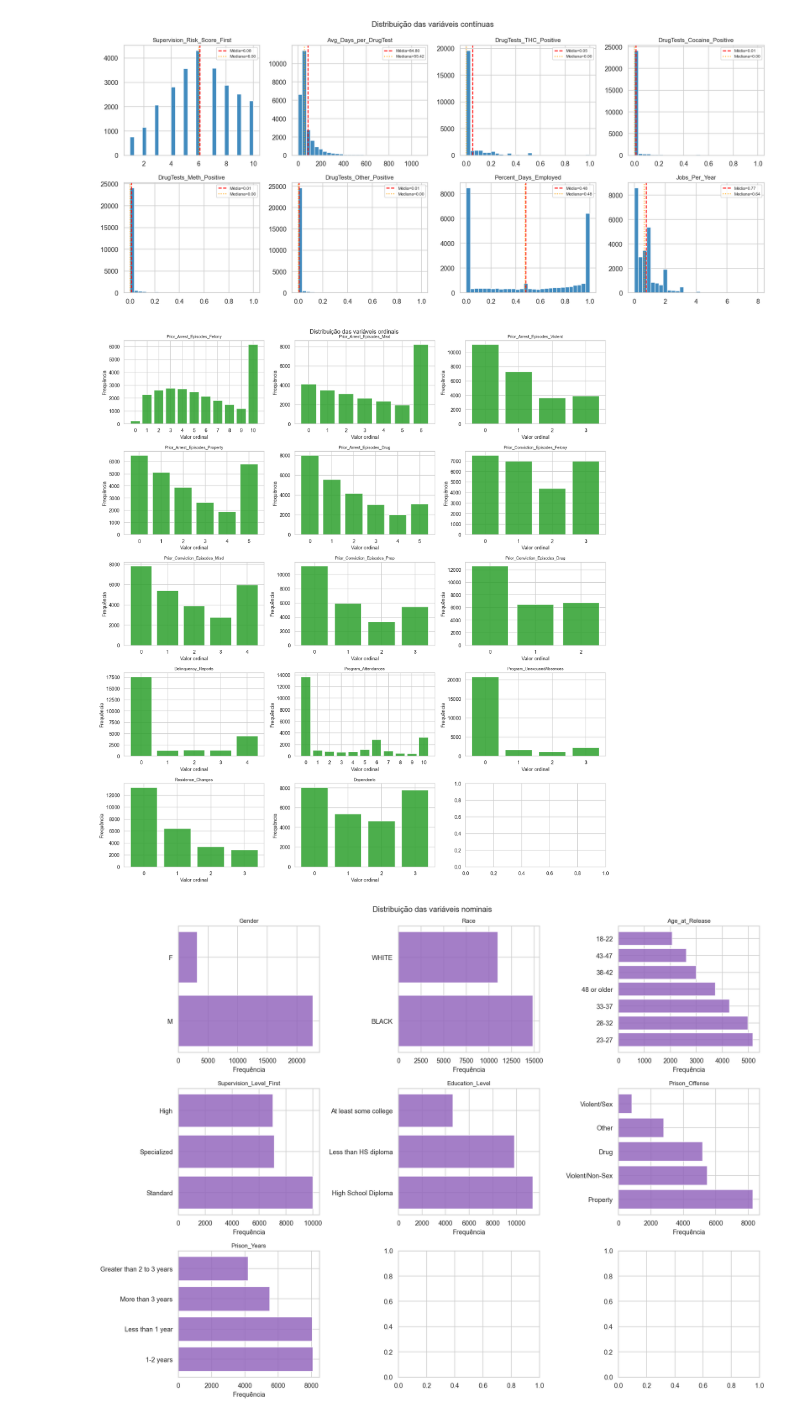
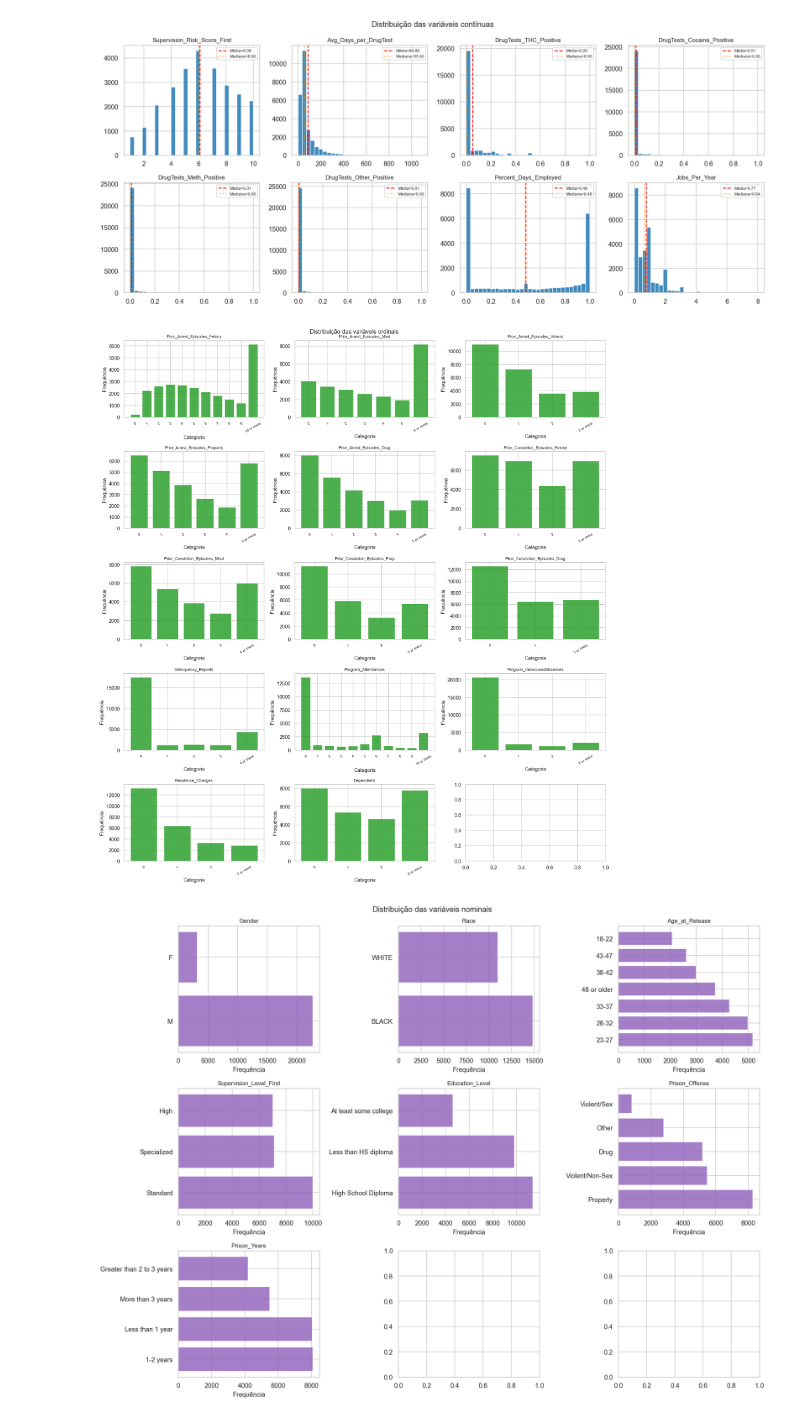
Before and after one commit to glebsonmac/datamining_master_degree_project, a Jupyter notebook: apresentacao.ipynb, the cells around one changed output. Saved outputs shown, nothing was run; the diff lists cells and outputs as text; code cells hidden in the pictures.

```diff
--- a/apresentacao.ipynb
+++ b/apresentacao.ipynb
@@ -529,30 +531,37 @@ if non_binary_cols:
 
     plt.tight_layout()
     plt.show()
-# %%
-ORDINAIS = list(MAPA_ORDINAIS.keys())
-
-n_cols = 3
-n_rows = int(np.ceil(len(ORDINAIS) / n_cols))
-fig, axes = plt.subplots(n_rows, n_cols, figsize=(16, n_rows * 3.5))
-axes = axes.flat
-
-for ax, col in zip(axes, ORDINAIS):
-    vc_col = df[col].value_counts().sort_index()
-    ax.bar(vc_col.index.astype(str), vc_col.values,
-           color='#2ca02c', edgecolor='white', alpha=0.85)
-    ax.set_title(col, fontsize=9)
-    ax.set_xlabel('Valor ordinal')
-    ax.set_ylabel('Frequência')
-
-for ax in list(axes)[len(ORDINAIS):]:
-    ax.set_visible(False)
-
-plt.suptitle('Distribuição das variáveis ordinais', fontsize=13)
-plt.tight_layout()
-plt.show()
-# %% [output]
-[figure, removed]
+# %%
+ORDINAIS = list(MAPA_ORDINAIS.keys())
+
+# Mapas inversos: valor numérico -> rótulo original da string
+MAPA_ORDINAIS_INV = {col: {v: k for k, v in mapa.items()}
+                     for col, mapa in MAPA_ORDINAIS.items()}
+
+n_cols = 3
+n_rows = int(np.ceil(len(ORDINAIS) / n_cols))
+fig, axes = plt.subplots(n_rows, n_cols, figsize=(16, n_rows * 3.5))
+axes = axes.flat
+
+for ax, col in zip(axes, ORDINAIS):
+    vc_col = df[col].value_counts().sort_index()
+    inv    = MAPA_ORDINAIS_INV[col]
+    # Converter índices numéricos de volta para o rótulo original
+    rotulos = [inv.get(int(v), str(v)) for v in vc_col.index]
+    ax.bar(rotulos, vc_col.values, color='#2ca02c', edgecolor='white', alpha=0.85)
+    ax.set_title(col, fontsize=9)
+    ax.set_xlabel('Categoria')
+    ax.set_ylabel('Frequência')
+    ax.tick_params(axis='x', labelsize=8, rotation=30)
+
+for ax in list(axes)[len(ORDINAIS):]:
+    ax.set_visible(False)
+
+plt.suptitle('Distribuição das variáveis ordinais', fontsize=13)
+plt.tight_layout()
+plt.show()
+# %% [output]
+[figure, added]
 # %%
 
 # Reconstruir categorias originais para melhor visualização
```
Also changed, not shown: parts of 9 cells of this notebook.
